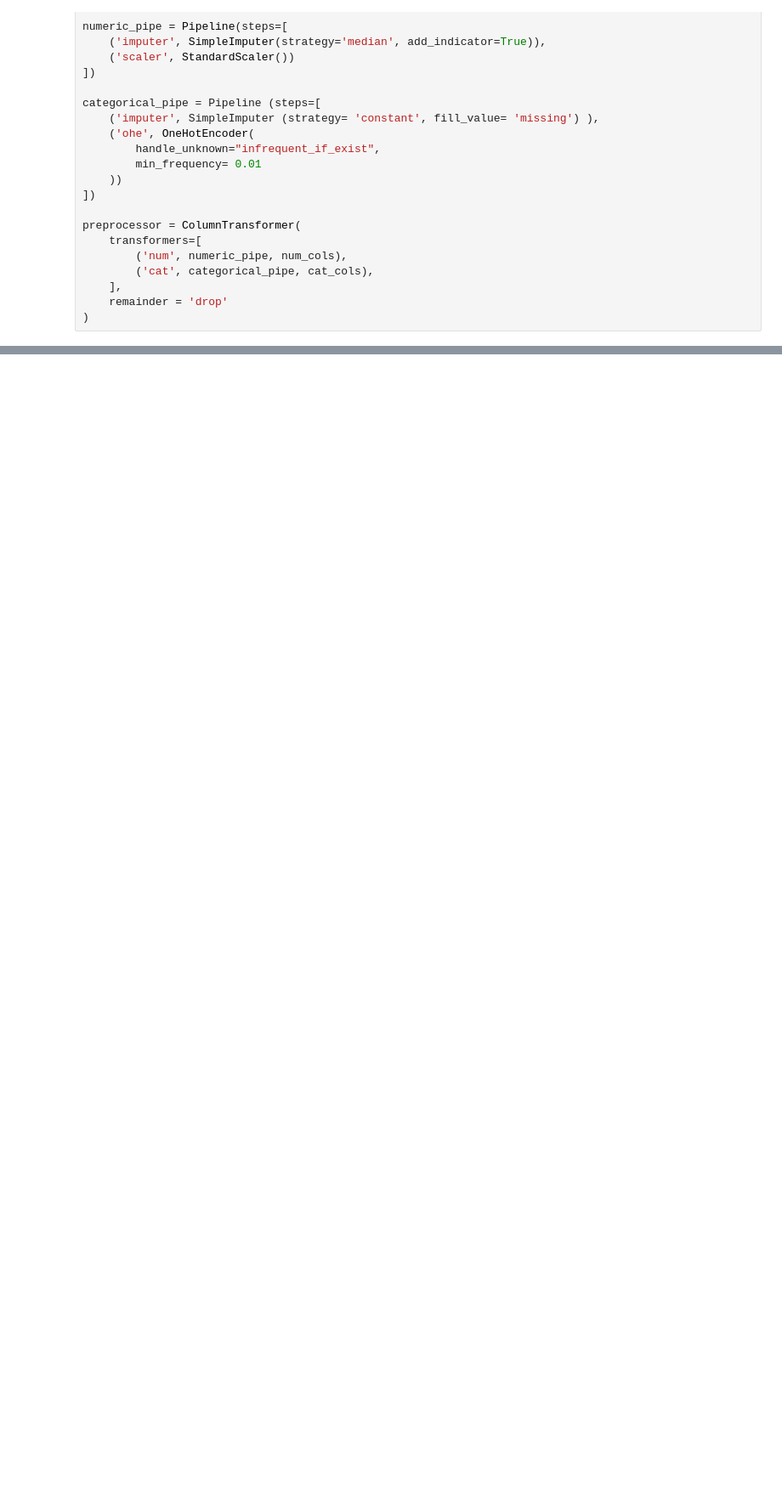
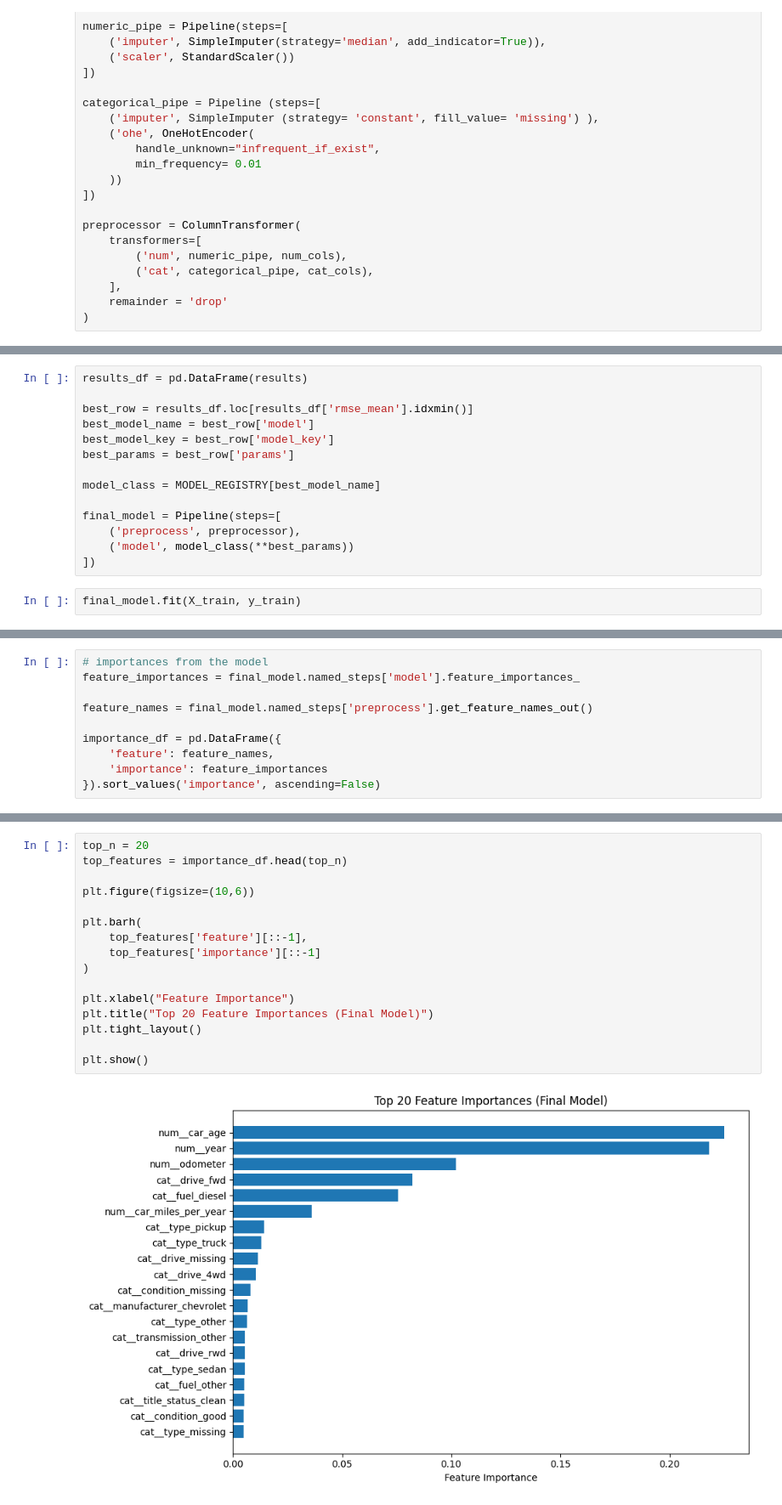
Before and after one commit to elen-sparrow-git/used-car-price-ml, a Jupyter notebook: notebooks/02_model_training_pipeline.ipynb, the cells around one changed output, grey strips where cells are left out. Shown at 85% size. Saved outputs shown, nothing was run; the diff lists cells and outputs as text; blank space fills up the shorter version.

```diff
--- a/notebooks/02_model_training_pipeline.ipynb
+++ b/notebooks/02_model_training_pipeline.ipynb
@@ -485,0 +509,16 @@ joblib.dump(final_model, '../models/final_model.joblib')
+# %%
+results_df = pd.DataFrame(results)
+
+best_row = results_df.loc[results_df['rmse_mean'].idxmin()]
+best_model_name = best_row['model']
+best_model_key = best_row['model_key']
+best_params = best_row['params']
+
+model_class = MODEL_REGISTRY[best_model_name]
+
+final_model = Pipeline(steps=[
+    ('preprocess', preprocessor),
+    ('model', model_class(**best_params))
+])
+# %%
+final_model.fit(X_train, y_train)
@@ -485,0 +543,10 @@ joblib.dump(final_model, '../models/final_model.joblib')
+# %%
+# importances from the model
+feature_importances = final_model.named_steps['model'].feature_importances_
+
+feature_names = final_model.named_steps['preprocess'].get_feature_names_out()
+
+importance_df = pd.DataFrame({
+    'feature': feature_names,
+    'importance': feature_importances
+}).sort_values('importance', ascending=False)
@@ -485,0 +569,18 @@ joblib.dump(final_model, '../models/final_model.joblib')
+# %%
+top_n = 20
+top_features = importance_df.head(top_n)
+
+plt.figure(figsize=(10,6))
+
+plt.barh(
+    top_features['feature'][::-1],
+    top_features['importance'][::-1]
+)
+
+plt.xlabel("Feature Importance")
+plt.title("Top 20 Feature Importances (Final Model)")
+plt.tight_layout()
+
+plt.show()
+# %% [output]
+[figure, added]
```
Also changed, not shown: parts of 47 cells of this notebook.
